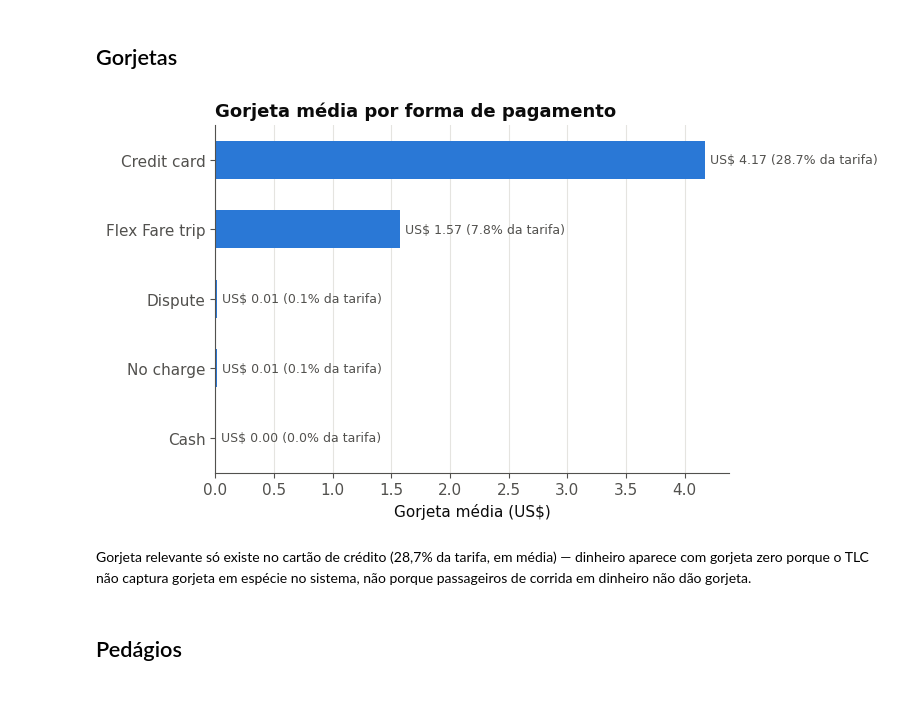
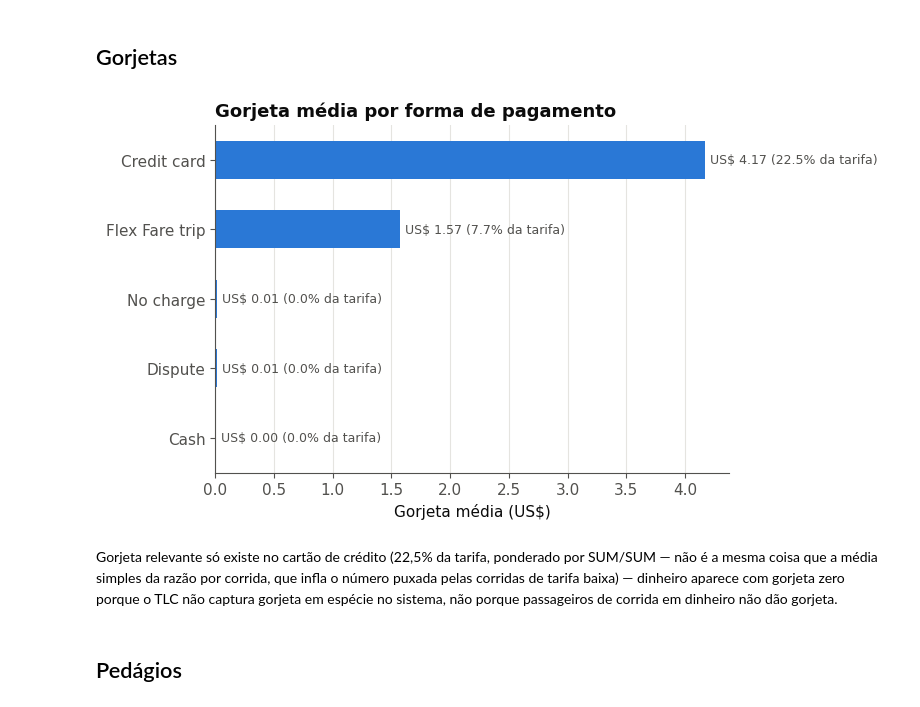
Before and after one commit to font-mirella/elt-nyc-taxi-pipeline, a Jupyter notebook: analytics/graficos_financeiro.ipynb, the cells around one changed output. Saved outputs shown, nothing was run; the diff lists cells and outputs as text; code cells hidden in the pictures.

```diff
--- a/analytics/graficos_financeiro.ipynb
+++ b/analytics/graficos_financeiro.ipynb
@@ -50,8 +50,8 @@ df = con.execute('''
         ROUND(AVG(tip_amount), 2) AS gorjeta_media,
         ROUND(AVG(tolls_amount), 2) AS pedagio_medio,
         ROUND(AVG(improvement_surcharge), 2) AS improvement_medio,
-        ROUND(AVG(congestion_surcharge), 2) AS congestion_medio,
-        ROUND(AVG(airport_fee), 2) AS airport_fee_medio,
+        ROUND(AVG(COALESCE(congestion_surcharge, 0)), 2) AS congestion_medio,
+        ROUND(AVG(COALESCE(airport_fee, 0)), 2) AS airport_fee_medio,
         ROUND(AVG(total_amount), 2) AS total_medio,
         ROUND(100 * SUM(fare_amount) / SUM(total_amount), 1) AS pct_fare,
         ROUND(100 * SUM(extra) / SUM(total_amount), 1) AS pct_extra,
@@ -127,27 +127,27 @@ Cartão de crédito domina o volume (2,32M corridas, 78%) e também o ticket mé
 # %%
 df = con.execute('''
     SELECT p.payment_type_desc, COUNT(*) AS qtd_corridas, ROUND(AVG(f.tip_amount), 2) AS gorjeta_media,
-           ROUND(100 * AVG(f.tip_amount / NULLIF(f.fare_amount, 0)), 1) AS pct_gorjeta_media
+           ROUND(100 * SUM(f.tip_amount) / SUM(f.fare_amount), 1) AS pct_gorjeta_media
     FROM fato_corrida f JOIN dim_pagamento p ON p.id_pagamento_sk = f.id_pagamento_sk
     WHERE f.fare_amount > 0
     GROUP BY p.payment_type_desc
     ORDER BY gorjeta_media DESC
 ''').fetchdf().sort_values('gorjeta_media')
 
 fig, ax = plt.subplots(figsize=(8, 4.5))
 bars = ax.barh(df['payment_type_desc'], df['gorjeta_media'], color=BLUE, height=0.55)
 ax.set_title('Gorjeta média por forma de pagamento', loc='left', fontsize=13, fontweight='bold')
 ax.set_xlabel('Gorjeta média (US$)')
 style_ax(ax, grid_axis='x')
 for b, pct in zip(bars, df['pct_gorjeta_media']):
     ax.annotate(f'US$ {b.get_width():.2f} ({pct:.1f}% da tarifa)', (b.get_width(), b.get_y() + b.get_height()/2),
                 ha='left', va='center', fontsize=9, color=MUTED, xytext=(4, 0), textcoords='offset points')
 plt.tight_layout()
 plt.show()
 # %% [output]
-[figure, old version]
+[figure, new version]
 # %% [markdown]
-Gorjeta relevante só existe no cartão de crédito (28,7% da tarifa, em média) — dinheiro aparece com gorjeta zero porque o TLC não captura gorjeta em espécie no sistema, não porque passageiros de corrida em dinheiro não dão gorjeta.
+Gorjeta relevante só existe no cartão de crédito (22,5% da tarifa, ponderado por SUM/SUM — não é a mesma coisa que a média simples da razão por corrida, que infla o número puxada pelas corridas de tarifa baixa) — dinheiro aparece com gorjeta zero porque o TLC não captura gorjeta em espécie no sistema, não porque passageiros de corrida em dinheiro não dão gorjeta.
 # %% [markdown]
 ## Pedágios
 # %%
```
Also changed, not shown: 3 other files.
